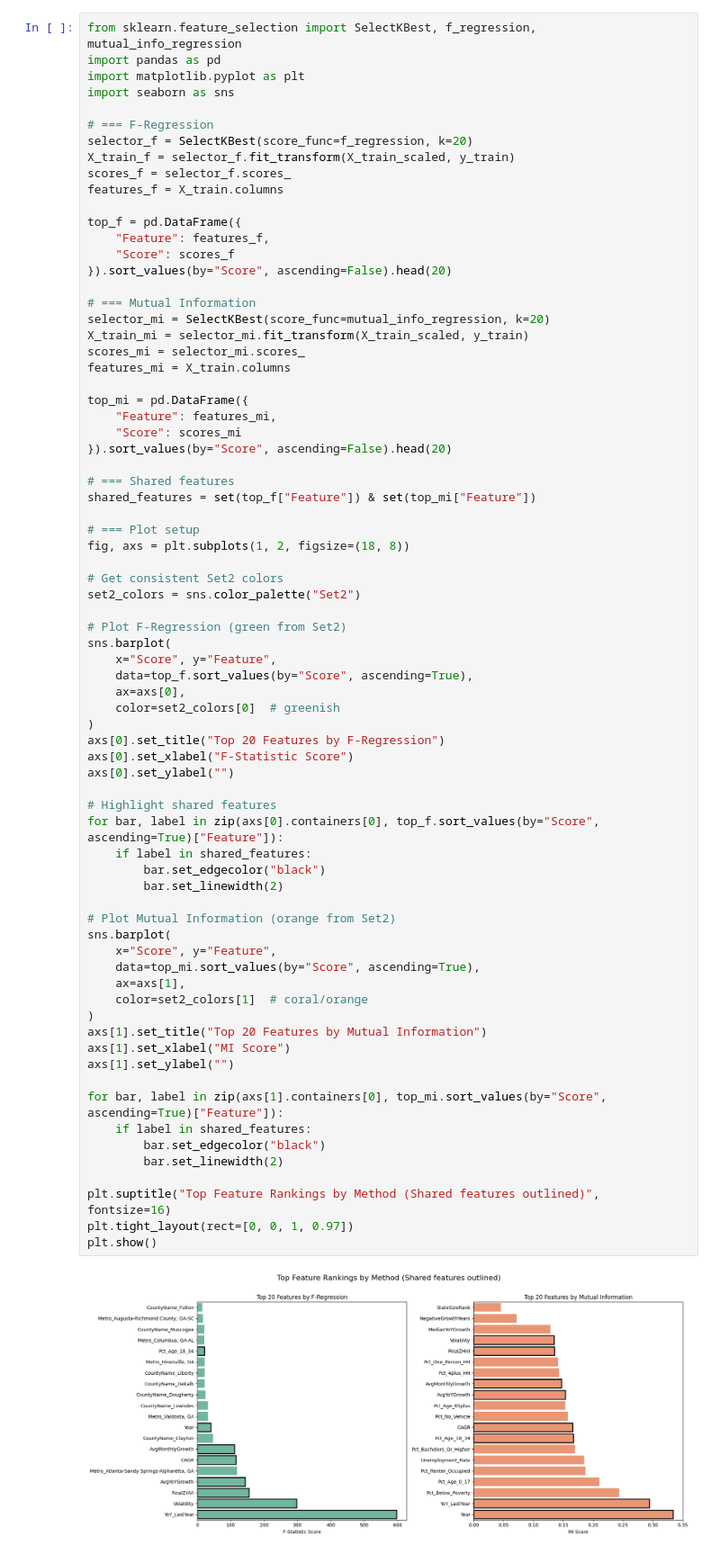
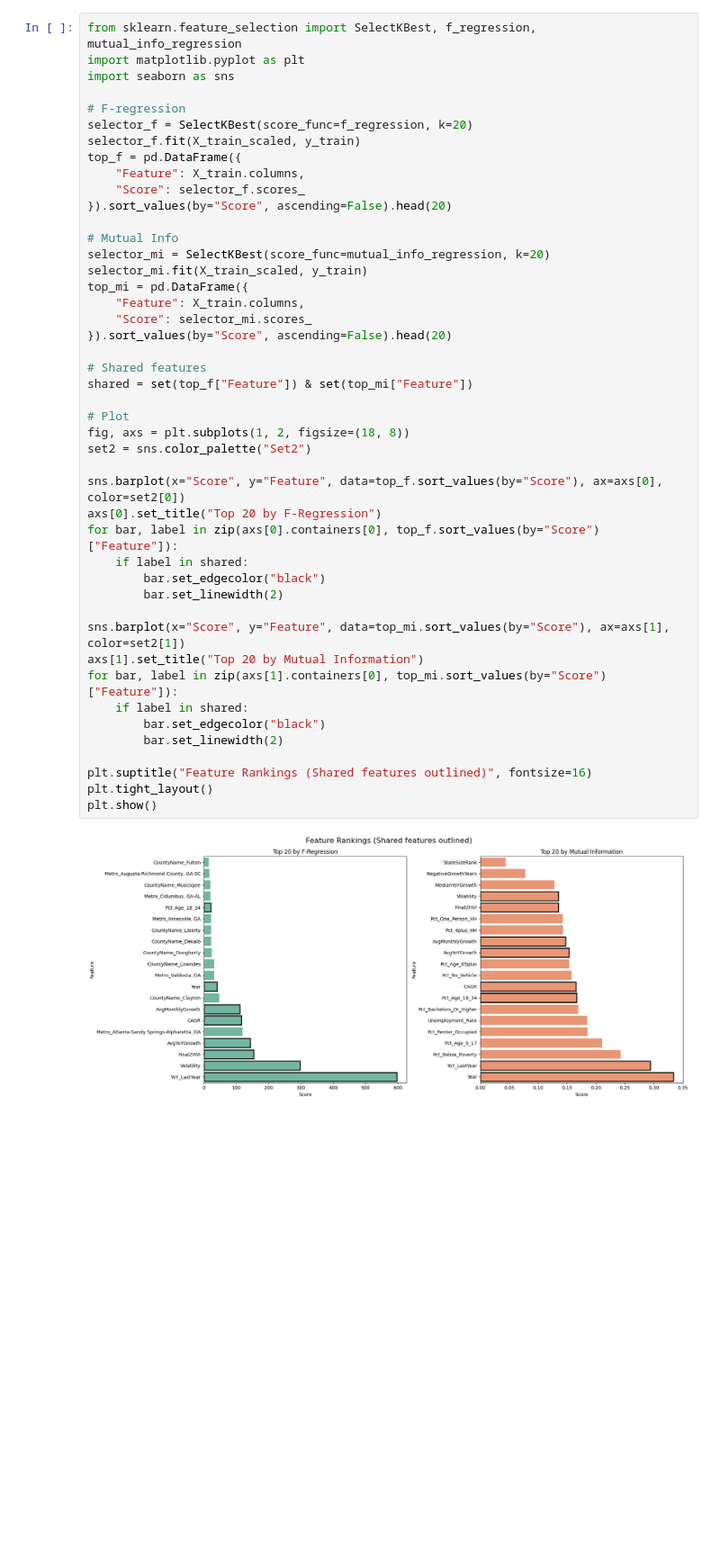
Before and after one commit to linnerlek/predicting-house-values, a Jupyter notebook: model.ipynb, the cells around one changed output. Shown at 90% size. Drawn from its saved outputs; the diff is of its cells as text; blank space fills up the shorter version.

```diff
--- a/model.ipynb
+++ b/model.ipynb
@@ -61,75 +47,47 @@ Test set: 626 rows
 # %%
 from sklearn.feature_selection import SelectKBest, f_regression, mutual_info_regression
-import pandas as pd
 import matplotlib.pyplot as plt
 import seaborn as sns
 
-# === F-Regression
+# F-regression
 selector_f = SelectKBest(score_func=f_regression, k=20)
-X_train_f = selector_f.fit_transform(X_train_scaled, y_train)
-scores_f = selector_f.scores_
-features_f = X_train.columns
-
+selector_f.fit(X_train_scaled, y_train)
 top_f = pd.DataFrame({
-    "Feature": features_f,
-    "Score": scores_f
+    "Feature": X_train.columns,
+    "Score": selector_f.scores_
 }).sort_values(by="Score", ascending=False).head(20)
 
-# === Mutual Information
+# Mutual Info
 selector_mi = SelectKBest(score_func=mutual_info_regression, k=20)
-X_train_mi = selector_mi.fit_transform(X_train_scaled, y_train)
-scores_mi = selector_mi.scores_
-features_mi = X_train.columns
-
+selector_mi.fit(X_train_scaled, y_train)
 top_mi = pd.DataFrame({
-    "Feature": features_mi,
-    "Score": scores_mi
+    "Feature": X_train.columns,
+    "Score": selector_mi.scores_
 }).sort_values(by="Score", ascending=False).head(20)
 
-# === Shared features
-shared_features = set(top_f["Feature"]) & set(top_mi["Feature"])
+# Shared features
+shared = set(top_f["Feature"]) & set(top_mi["Feature"])
 
-# === Plot setup
+# Plot
 fig, axs = plt.subplots(1, 2, figsize=(18, 8))
+set2 = sns.color_palette("Set2")
 
-# Get consistent Set2 colors
-set2_colors = sns.color_palette("Set2")
-
-# Plot F-Regression (green from Set2)
-sns.barplot(
-    x="Score", y="Feature",
-    data=top_f.sort_values(by="Score", ascending=True),
-    ax=axs[0],
-    color=set2_colors[0]  # greenish
-)
-axs[0].set_title("Top 20 Features by F-Regression")
-axs[0].set_xlabel("F-Statistic Score")
-axs[0].set_ylabel("")
-
-# Highlight shared features
-for bar, label in zip(axs[0].containers[0], top_f.sort_values(by="Score", ascending=True)["Feature"]):
-    if label in shared_features:
+sns.barplot(x="Score", y="Feature", data=top_f.sort_values(by="Score"), ax=axs[0], color=set2[0])
+axs[0].set_title("Top 20 by F-Regression")
+for bar, label in zip(axs[0].containers[0], top_f.sort_values(by="Score")["Feature"]):
+    if label in shared:
         bar.set_edgecolor("black")
         bar.set_linewidth(2)
 
-# Plot Mutual Information (orange from Set2)
-sns.barplot(
-    x="Score", y="Feature",
-    data=top_mi.sort_values(by="Score", ascending=True),
-    ax=axs[1],
-    color=set2_colors[1]  # coral/orange
-)
-axs[1].set_title("Top 20 Features by Mutual Information")
-axs[1].set_xlabel("MI Score")
-axs[1].set_ylabel("")
-
-for bar, label in zip(axs[1].containers[0], top_mi.sort_values(by="Score", ascending=True)["Feature"]):
-    if label in shared_features:
+sns.barplot(x="Score", y="Feature", data=top_mi.sort_values(by="Score"), ax=axs[1], color=set2[1])
+axs[1].set_title("Top 20 by Mutual Information")
+for bar, label in zip(axs[1].containers[0], top_mi.sort_values(by="Score")["Feature"]):
+    if label in shared:
         bar.set_edgecolor("black")
         bar.set_linewidth(2)
 
-plt.suptitle("Top Feature Rankings by Method (Shared features outlined)", fontsize=16)
-plt.tight_layout(rect=[0, 0, 1, 0.97])
+plt.suptitle("Feature Rankings (Shared features outlined)", fontsize=16)
+plt.tight_layout()
 plt.show()
 # %% [output]
-[figure, old version]
+[figure, new version]
```
Also changed, not shown: parts of 13 cells of this notebook, 15 other files.
